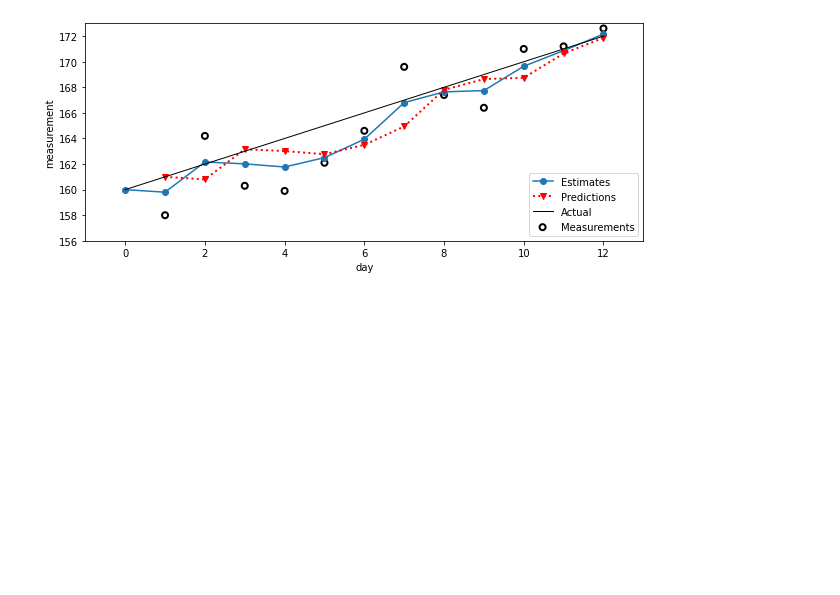
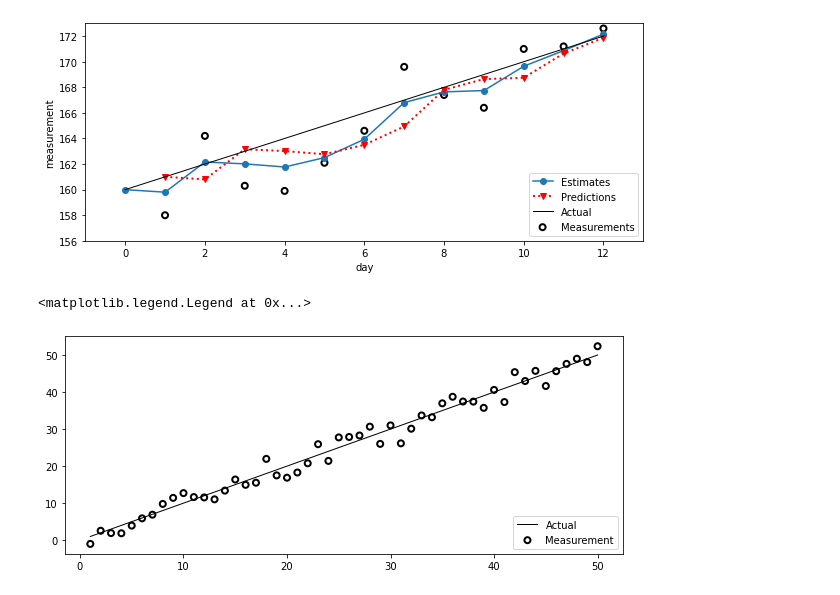
Before and after one commit to skjw1224/cbd-soft-sensor, a Jupyter notebook: notebooks/gh_filter.ipynb, the cells around one changed output. Cells and saved outputs as stored; diff of their text form; code cells hidden in the pictures; blank space fills up the shorter version.

Commit message:
Gaussian noise

```diff
--- a/notebooks/gh_filter.ipynb
+++ b/notebooks/gh_filter.ipynb
@@ -111,0 +105,12 @@ def gen_data(x0, dx, count, noise_factor, accel=0.):
+# %%
+from numpy.random import randn
+noise = 2 * np.random.randn(50)
+xs = np.arange(1, 51)
+
+plt.plot(xs, xs, c='k', lw=1, label='Actual')
+plt.scatter(xs, xs+noise, marker='o', edgecolor='k', facecolor='none', lw=2, label='Measurements')
+plt.legend(loc=4)
+#
+# %% [output]
+<matplotlib.legend.Legend at 0x...>
+[figure, added]
```
Also changed, not shown: parts of 1 cell of this notebook.
